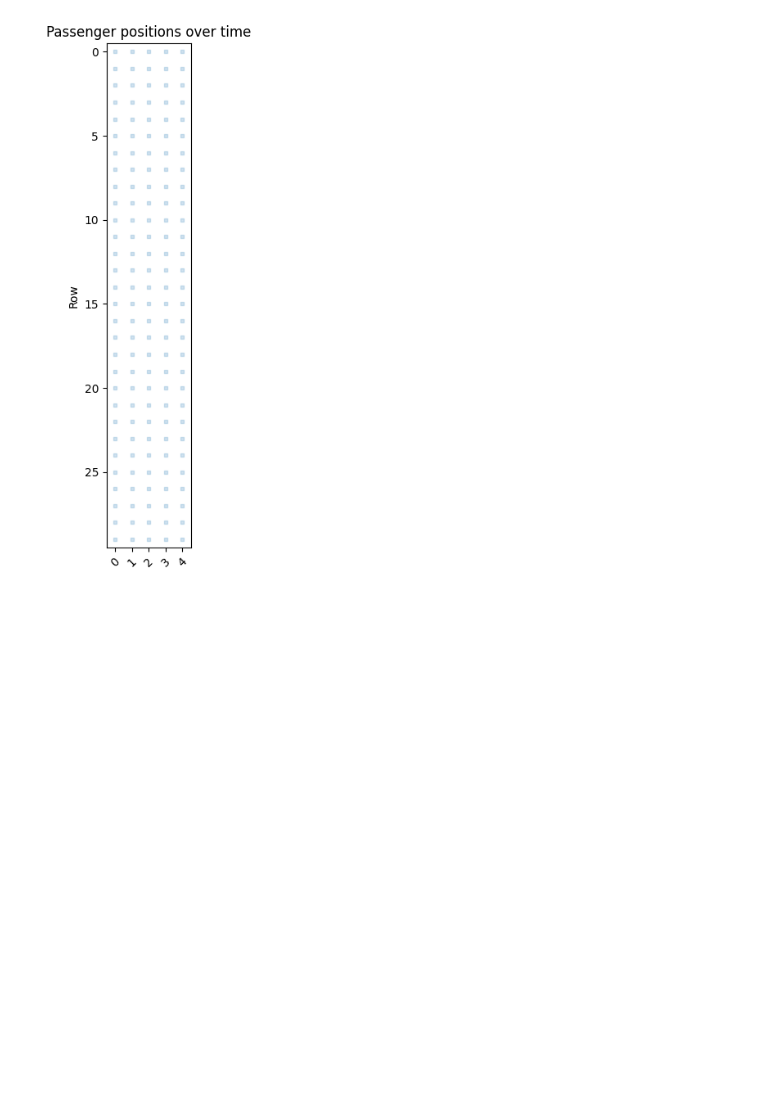
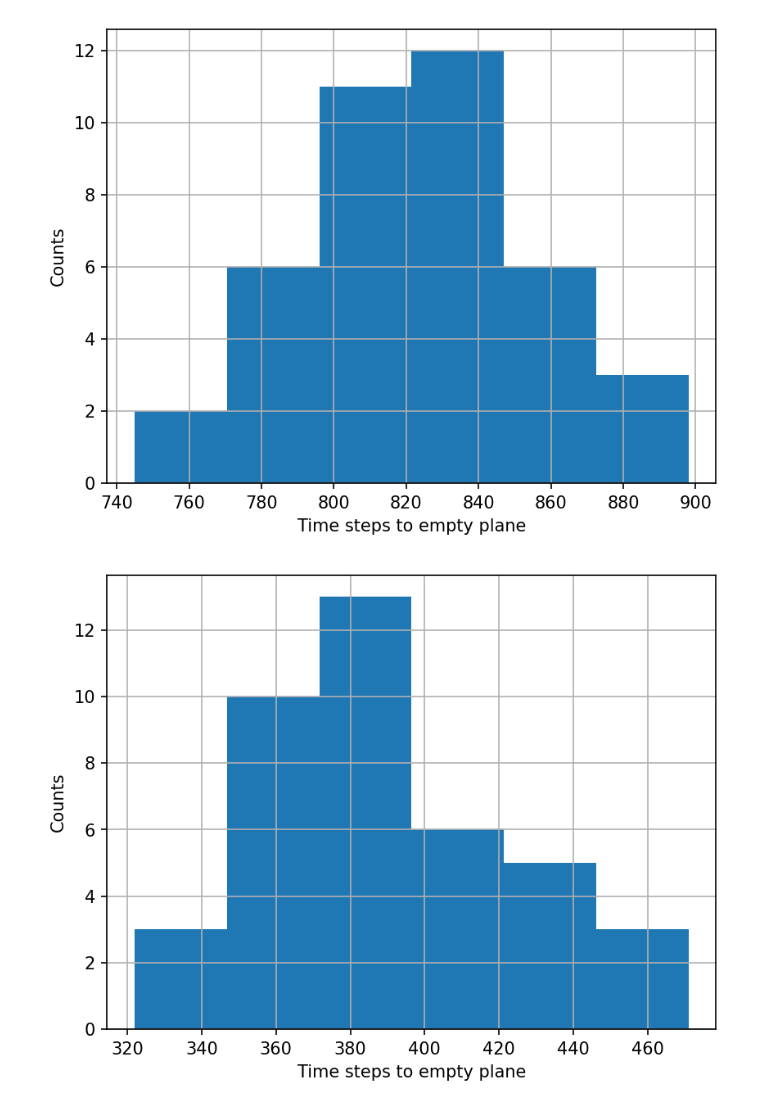
Before and after one commit to 2BeAsh/plane-passenger-model, a Jupyter notebook: code/run_plots.ipynb, the cells around one changed output. Saved outputs shown, nothing was run; the diff lists cells and outputs as text; code cells hidden in the pictures; blank space fills up the shorter version.

```diff
--- a/code/run_plots.ipynb
+++ b/code/run_plots.ipynb
@@ -7,7 +5,17 @@ path_data = "./data/"
+# %%
+def load_data(fname):
+    # Get the paths
+    path_data = "./data/"
+    passenger_path = path_data + fname + "_model.npz"
+    times_path = path_data + f"{fname}_times_N{generate_data.N_repeat}.npz"
+
+    # Load data
+    passenger = np.load(passenger_path)["arr_0"]
+    times = np.load(times_path)["arr_0"]
+    return passenger, times
+
+passenger_simple, times_simple = load_data(generate_data.fname_baseline)
+passenger_fullmove, times_fullmove = load_data(generate_data.fname_fullmove)
 # %%
 # Animate simple passenger model
-# Load data
-passenger_simple = np.load(path_data + "simple_model.npz", )["arr_0"]
 plotter.animate_passengers_scatter(passenger_simple, save=True, interval_ms=100)
-# %% [output]
-[figure, removed]
@@ -13,0 +24,7 @@ plotter.animate_passengers_scatter(passenger_simple, save=True, interval_ms=100)
+# %%
+Nbins = None
+plotter.time_distribution(times_simple, Nbins)
+plotter.time_distribution(times_fullmove, Nbins)
+# %% [output]
+[figure, added]
+[figure, added]
```
Also changed, not shown: parts of 3 cells of this notebook, 11 other files.
